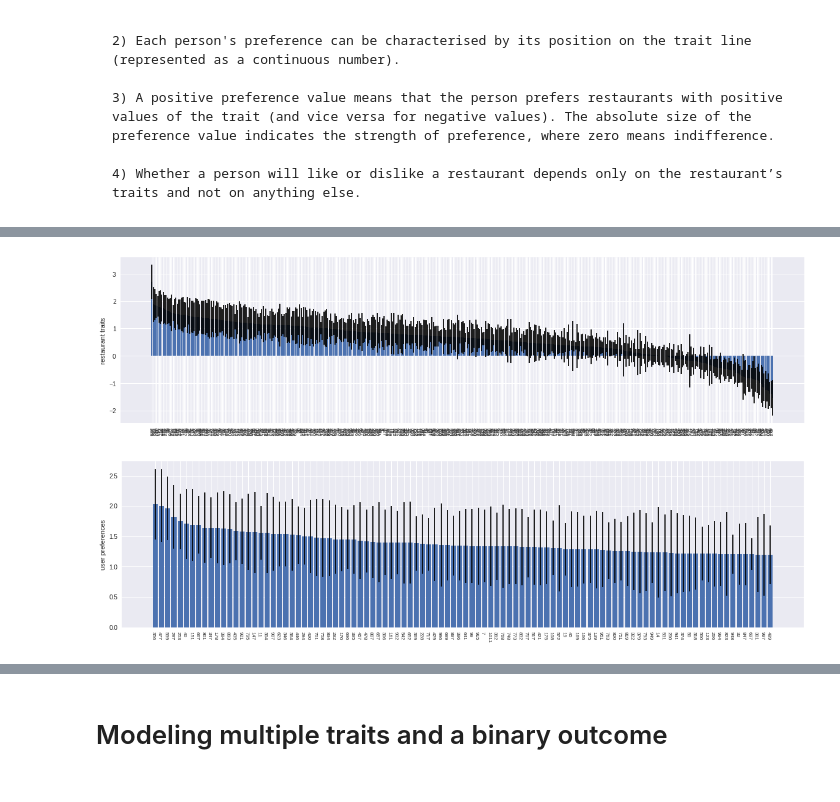
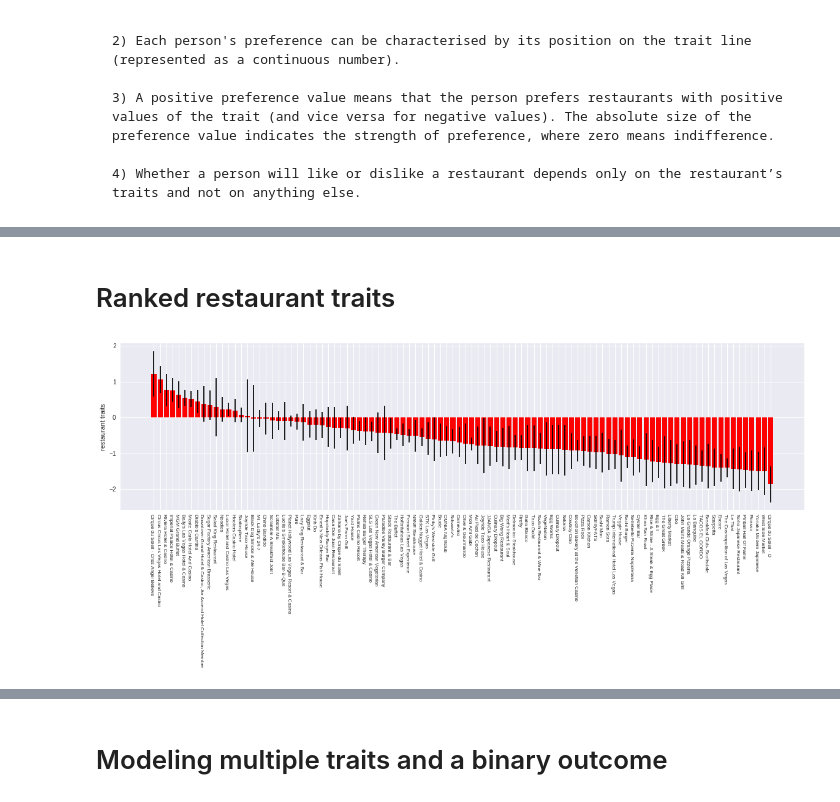
Before and after one commit to ioanab95/Colaborative-Filtering, a Jupyter notebook: collaborative_filtering.ipynb, the cells around one changed output, grey strips where cells are left out. Saved outputs shown, nothing was run; the diff lists cells and outputs as text; code cells hidden in the pictures.

```diff
--- a/collaborative_filtering.ipynb
+++ b/collaborative_filtering.ipynb
@@ -11,17 +11,18 @@ import scipy.io, scipy.stats, scipy.linalg
 import pandas as pd
 # %%
 # Generate synthetic dataset
-R = 100
-U = 500
+R = 5
+U = 20
 reviews = list()
 
 for user in range(U):
-    num = np.random.choice(range(1, 70), 1)
+    num = np.random.choice(range(2, 4), 1)
     num = num[0]
     restaurants = np.random.choice(R, num, replace=False)
     for restaurant in restaurants:
-        rating = np.random.choice([-1, 1], 1)
+        rating = np.random.choice([1, 2, 3, 4, 5], 1)
         reviews = reviews + [[user, restaurant, rating[0]]]
 
 N = len(reviews)
 reviews = np.array(reviews)
+print (reviews)
@@ -103,29 +120,28 @@ def rejection_sampling(mu, std, rating):
 def Gibbs_sampling_single_trait_binary_rating(reviews):
 
     pv_t = np.ones(R)   # prior variance for restaurant traits
-    t = np.zeros(R)     # restaurant traits, initialized to be the prior mean miu_0 = 0
+    t = np.zeros(R)     # restaurant traits, initialized to be the prior mean mu_0 = 0
 
     pv_p = np.ones(U)   # prior variance for user preferences
-    p = np.zeros(U)     # user preferences, initialized to be the prior mean miu_0 = 0
+    p = np.zeros(U)     # user preferences, initialized to be the prior mean mu_0 = 0
 
     x = np.zeros(reviews.shape[0])
 
     restaurant_traits_samples = []
     user_preferences_samples = []
 
-    for num in range(2500):
+    for num in range(2000):
 
         if num%250==0:
-            print num
+            print (num)
 
-        # Sample user experience (x) given user preferences (p), restaurant traits (t) and rating (r)
+        # Sample user experience (x) given user preferences (p), restaurant traits (t) and rating (y)
         for r in range(reviews.shape[0]):
             s = p[reviews[r][0]] * t[reviews[r][1]]
             x[r] = rejection_sampling(s, 1, reviews[r][2])
-        #print x
+
         # Sample each restaurant trait (t) given user experiences (x)
         t = np.zeros(R)
-        #print x, p
         for i in range(R):
             var_inv = 1/pv_t[i] + (np.square(p[reviews[:, 0]]) * (reviews[:, 1]==i).astype(int)).sum()
             var = 1/var_inv
@@ -167,0 +216,11 @@ restaurant_traits_samples, user_preferences_samples = Gibbs_sampling_single_trai
+# %%
+mean_preferences = np.mean(user_preferences_samples[50:], axis=0)[:100]
+std_preferences = np.std(user_preferences_samples[50:], axis=0)[:100]
+rank_order = np.argsort(mean_preferences)[::-1]
+
+with matplotlib.rc_context({'figure.figsize': [20,5], 'xtick.labelsize': 8}):
+    x = np.arange(100)
+    plt.bar(x, mean_preferences[rank_order], align='center', width=.8, yerr=std_preferences[rank_order], color='green')
+    plt.xticks(x, users_df.iloc[rank_order]['name'].values, rotation=-90, ha='right')
+    plt.ylabel('user preferences')
+plt.show()
@@ -168,13 +229,15 @@ restaurant_traits_samples, user_preferences_samples = Gibbs_sampling_single_trai
+# %% [markdown]
+# Ranked restaurant traits
 # %%
-mean_traits = np.mean(restaurant_traits_samples, axis=0)
-std_traits = np.std(restaurant_traits_samples, axis=0)
+mean_traits = np.mean(restaurant_traits_samples[50:], axis=0)[:100]
+std_traits = np.std(restaurant_traits_samples[50:], axis=0)[:100]
 rank_order = np.argsort(mean_traits)[::-1]
 
 with matplotlib.rc_context({'figure.figsize': [20,5], 'xtick.labelsize': 8}):
-    x = np.arange(R)
-    plt.bar(x, mean_traits[rank_order], align='center', width=.8, yerr=std_traits[rank_order])
-    plt.xticks(x, rank_order, rotation=-90, ha='right')
+    x = np.arange(100)
+    plt.bar(x, mean_traits[rank_order], align='center', width=.8, yerr=std_traits[rank_order], color='red')
+    plt.xticks(x, restaurants_df.iloc[rank_order]['name'].values, rotation=-90, ha='right')
     plt.ylabel('restaurant traits')
 plt.show()
 # %% [output]
-[figure, old version]
+[figure, new version]
@@ -184,14 +243,0 @@ plt.show()
-# %%
-mean_preferences = np.mean(user_preferences_samples, axis=0)
-std_preferences = np.std(user_preferences_samples, axis=0)
-rank_order = np.argsort(mean_preferences)[::-1]
-rank_order = rank_order[:100]
-
-with matplotlib.rc_context({'figure.figsize': [20,5], 'xtick.labelsize': 8}):
-    x = np.arange(100)
-    plt.bar(x, mean_preferences[rank_order], align='center', width=.8, yerr=std_preferences[rank_order])
-    plt.xticks(x, rank_order, rotation=-90, ha='right')
-    plt.ylabel('user preferences')
-plt.show()
-# %% [output]
-[figure, removed]
```
Also changed, not shown: parts of 28 cells of this notebook.
